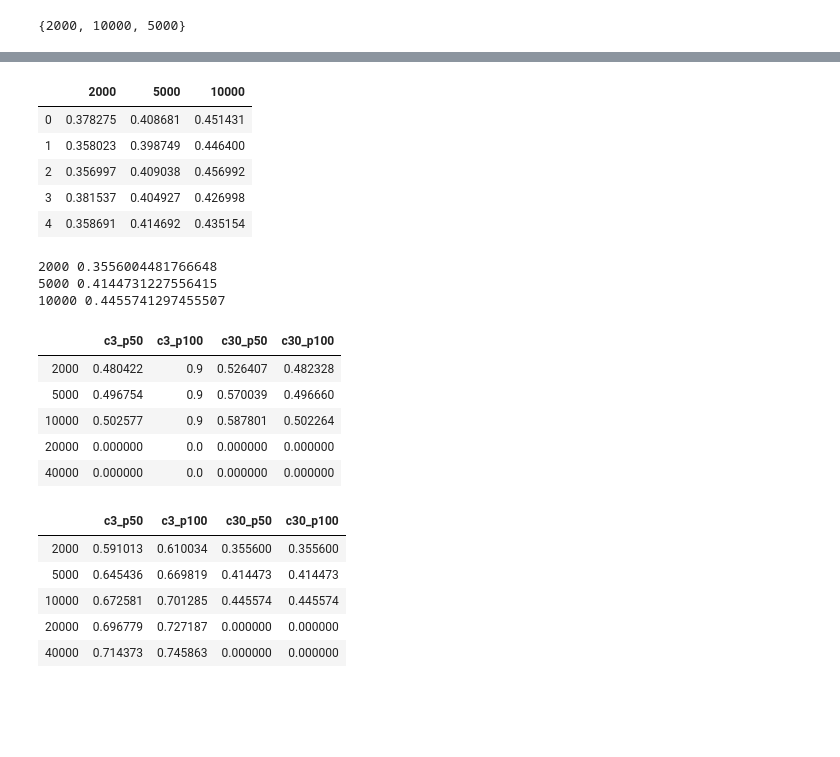
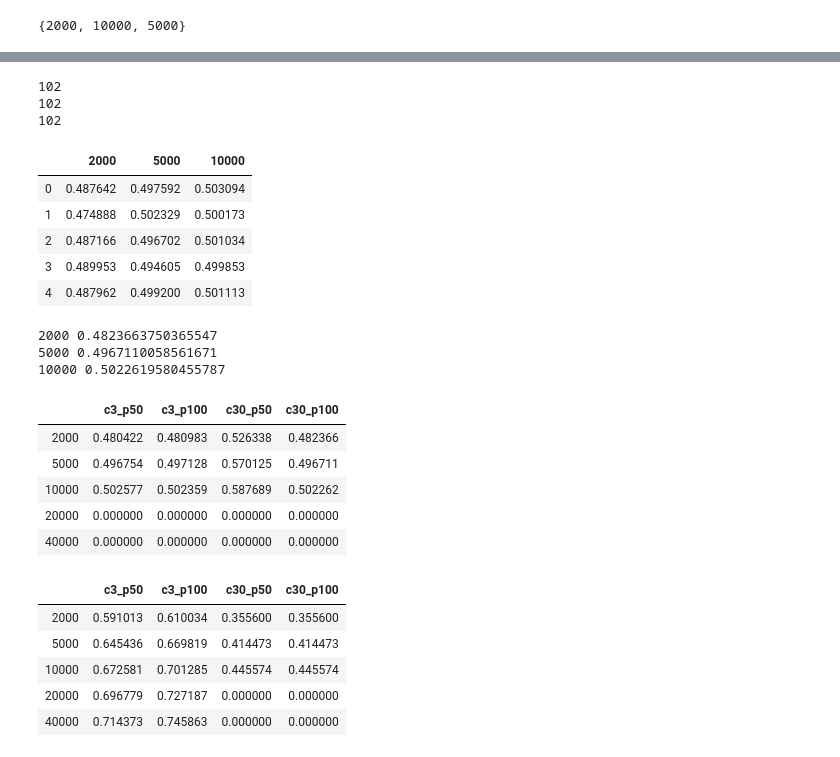
Before and after one commit to Andrelhu/Diversity-on-RecSys, a Jupyter notebook: Statistical Tests for Simulation Results v2.0.ipynb, the cells around one changed output, grey strips where cells are left out. Saved outputs shown, nothing was run; the diff lists cells and outputs as text; code cells hidden in the pictures; blank space fills up the shorter version.

```diff
--- a/Statistical Tests for Simulation Results v2.0.ipynb
+++ b/Statistical Tests for Simulation Results v2.0.ipynb
@@ -177,7 +177,7 @@ import matplotlib.pyplot as plt
 import seaborn as sns
 %matplotlib inline
 # %%
-df = pd.read_pickle('Results_FCognitive_S100_CC30_P100')
+df = pd.read_pickle('Results_FSociological_S100_CC30_P100')
 df.head()
 # %% [output]
 |  | v_mean | v_median | v_std | v_total | v_minmax | v_gini | r_mean | r_median | r_std | r_total | r_minmax | ... |
@@ -220,23 +220,30 @@ plt.show()
+# %%
+for k in sizes:
+    print(len(df[df['u_size']==k].v_gini))
+# %% [output]
+102
+102
+102
 # %%
-test_d = {str(k):list(df[df['u_size']==k].v_gini) for k in sizes}
+test_d = {str(k):list(df[df['u_size']==k].v_gini)[:100] for k in sizes}
 test_df = pd.DataFrame.from_dict(test_d)
 test_df.head()
 # %% [output]
 |  | 2000 | 5000 | 10000 |
-| 0 | 0.378275 | 0.408681 | 0.451431 |
-| 1 | 0.358023 | 0.398749 | 0.446400 |
-| 2 | 0.356997 | 0.409038 | 0.456992 |
-| 3 | 0.381537 | 0.404927 | 0.426998 |
-| 4 | 0.358691 | 0.414692 | 0.435154 |
+| 0 | 0.487642 | 0.497592 | 0.503094 |
+| 1 | 0.474888 | 0.502329 | 0.500173 |
+| 2 | 0.487166 | 0.496702 | 0.501034 |
+| 3 | 0.489953 | 0.494605 | 0.499853 |
+| 4 | 0.487962 | 0.499200 | 0.501113 |
 # %%
 save_list = []
 for s in sizes:
     save_list.append(np.mean(test_df[str(s)]))
     print(str(s)+' '+str(np.mean(test_df[str(s)])))
 # %% [output]
-2000 0.3556004481766648
-5000 0.4144731227556415
-10000 0.4455741297455507
+2000 0.4823663750365547
+5000 0.4967110058561671
+10000 0.5022619580455787
 # %%
 socio_c30_p100 = save_list+[0,0]
 # %%
@@ -247,11 +254,11 @@ sociodf.index = sizes+[20000,40000]
 sociodf
 # %% [output]
 |  | c3_p50 | c3_p100 | c30_p50 | c30_p100 |
-| 2000 | 0.480422 | 0.9 | 0.526407 | 0.482328 |
-| 5000 | 0.496754 | 0.9 | 0.570039 | 0.496660 |
-| 10000 | 0.502577 | 0.9 | 0.587801 | 0.502264 |
-| 20000 | 0.000000 | 0.0 | 0.000000 | 0.000000 |
-| 40000 | 0.000000 | 0.0 | 0.000000 | 0.000000 |
+| 2000 | 0.480422 | 0.480983 | 0.526338 | 0.482366 |
+| 5000 | 0.496754 | 0.497128 | 0.570125 | 0.496711 |
+| 10000 | 0.502577 | 0.502359 | 0.587689 | 0.502262 |
+| 20000 | 0.000000 | 0.000000 | 0.000000 | 0.000000 |
+| 40000 | 0.000000 | 0.000000 | 0.000000 | 0.000000 |
 # %%
 cogni_df = {str('c3_p50'):cogni_c3_p50[:5],str('c3_p100'):cogni_c3_p100[:5],str('c30_p50'):cogni_c30_p50[:5],str('c30_p100'):cogni_c30_p100[:5]}
 # %%
```
Also changed, not shown: parts of 4 cells of this notebook, 3 other files.
